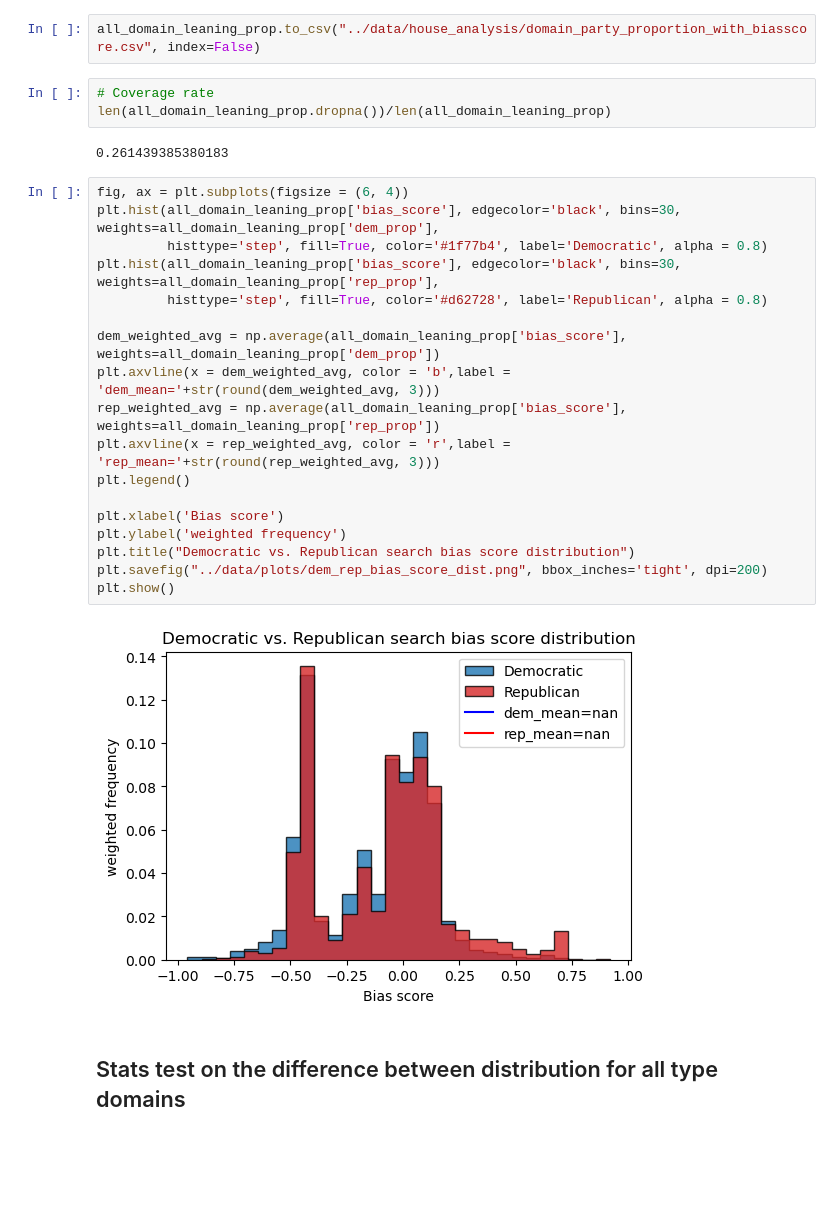
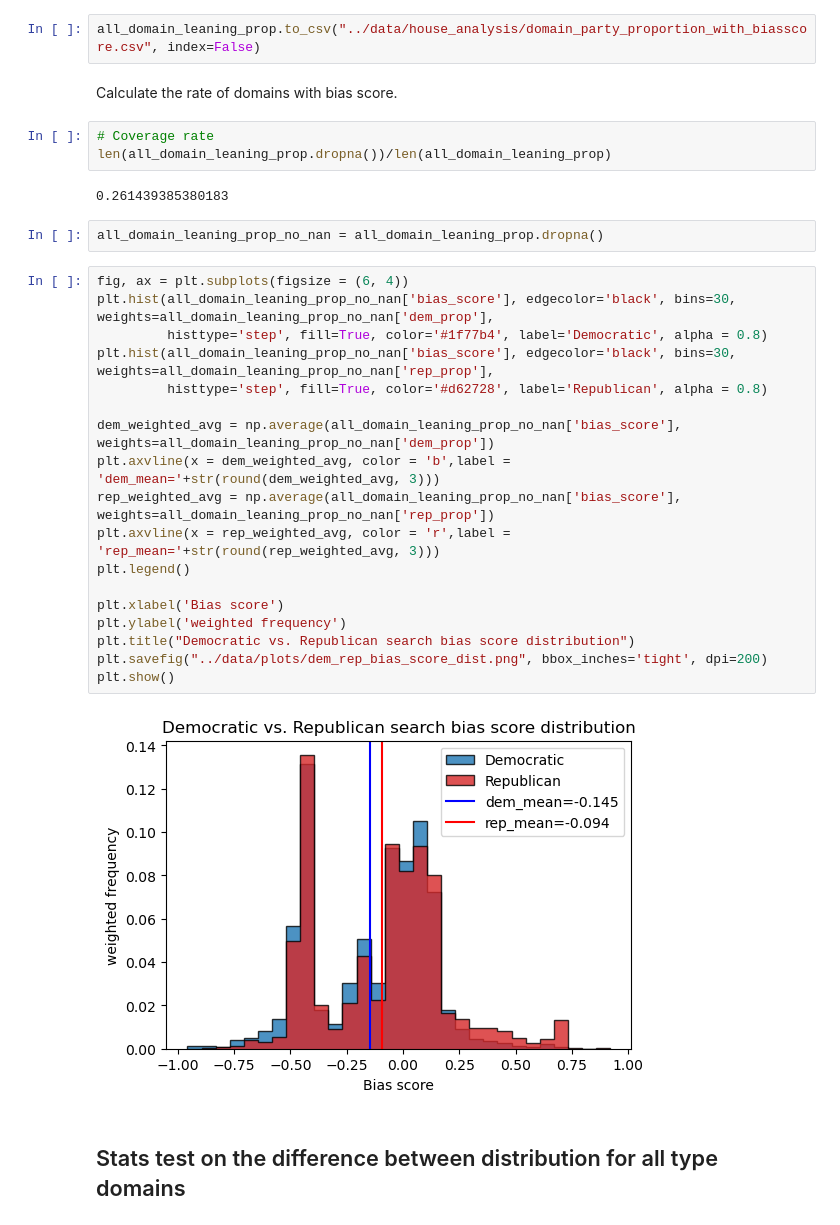
Before and after one commit to LazerLab/google_audit_reproduce, a Jupyter notebook: notebooks/partisan_bias_score_analysis.ipynb, the cells around one changed output. Drawn from its saved outputs; the diff is of its cells as text; blank space fills up the shorter version.

Commit message:
Modify partisan bias score documentation and plots. Change readme

```diff
--- a/notebooks/partisan_bias_score_analysis.ipynb
+++ b/notebooks/partisan_bias_score_analysis.ipynb
@@ -33,31 +41,35 @@ all_domain_leaning_prop
 8851 rows × 4 columns
 # %%
 all_domain_leaning_prop.to_csv("../data/house_analysis/domain_party_proportion_with_biasscore.csv", index=False)
+# %% [markdown]
+Calculate the rate of domains with bias score.
 # %%
 # Coverage rate
 len(all_domain_leaning_prop.dropna())/len(all_domain_leaning_prop)
 # %% [output]
 0.261439385380183
+# %%
+all_domain_leaning_prop_no_nan = all_domain_leaning_prop.dropna()
 # %%
 fig, ax = plt.subplots(figsize = (6, 4))
-plt.hist(all_domain_leaning_prop['bias_score'], edgecolor='black', bins=30, weights=all_domain_leaning_prop['dem_prop'],
+plt.hist(all_domain_leaning_prop_no_nan['bias_score'], edgecolor='black', bins=30, weights=all_domain_leaning_prop_no_nan['dem_prop'],
          histtype='step', fill=True, color='#1f77b4', label='Democratic', alpha = 0.8)
-plt.hist(all_domain_leaning_prop['bias_score'], edgecolor='black', bins=30, weights=all_domain_leaning_prop['rep_prop'],
+plt.hist(all_domain_leaning_prop_no_nan['bias_score'], edgecolor='black', bins=30, weights=all_domain_leaning_prop_no_nan['rep_prop'],
          histtype='step', fill=True, color='#d62728', label='Republican', alpha = 0.8)
 
-dem_weighted_avg = np.average(all_domain_leaning_prop['bias_score'], weights=all_domain_leaning_prop['dem_prop'])
+dem_weighted_avg = np.average(all_domain_leaning_prop_no_nan['bias_score'], weights=all_domain_leaning_prop_no_nan['dem_prop'])
 plt.axvline(x = dem_weighted_avg, color = 'b',label = 'dem_mean='+str(round(dem_weighted_avg, 3)))
-rep_weighted_avg = np.average(all_domain_leaning_prop['bias_score'], weights=all_domain_leaning_prop['rep_prop'])
+rep_weighted_avg = np.average(all_domain_leaning_prop_no_nan['bias_score'], weights=all_domain_leaning_prop_no_nan['rep_prop'])
 plt.axvline(x = rep_weighted_avg, color = 'r',label = 'rep_mean='+str(round(rep_weighted_avg, 3)))
 plt.legend()
 
 plt.xlabel('Bias score')
 plt.ylabel('weighted frequency')
 plt.title("Democratic vs. Republican search bias score distribution")
 plt.savefig("../data/plots/dem_rep_bias_score_dist.png", bbox_inches='tight', dpi=200)
 plt.show()
 # %% [output]
-[figure, old version]
+[figure, new version]
 # %% [markdown]
 ## Stats test on the difference between distribution for all type domains
 # %%
```
Also changed, not shown: parts of 13 cells of this notebook, 1 other file.
